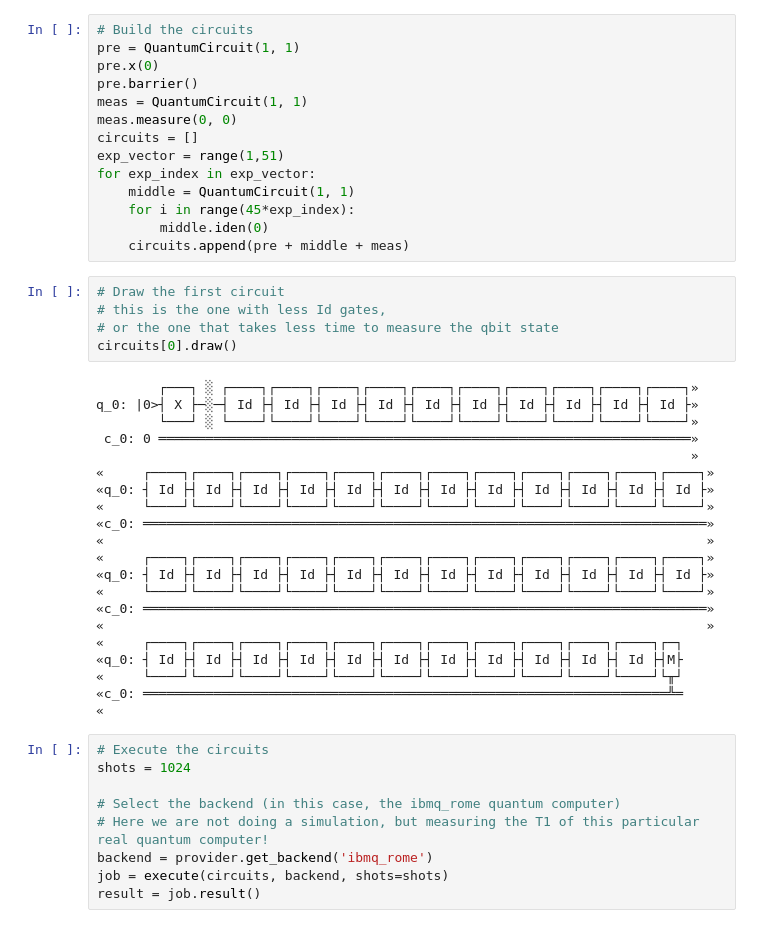
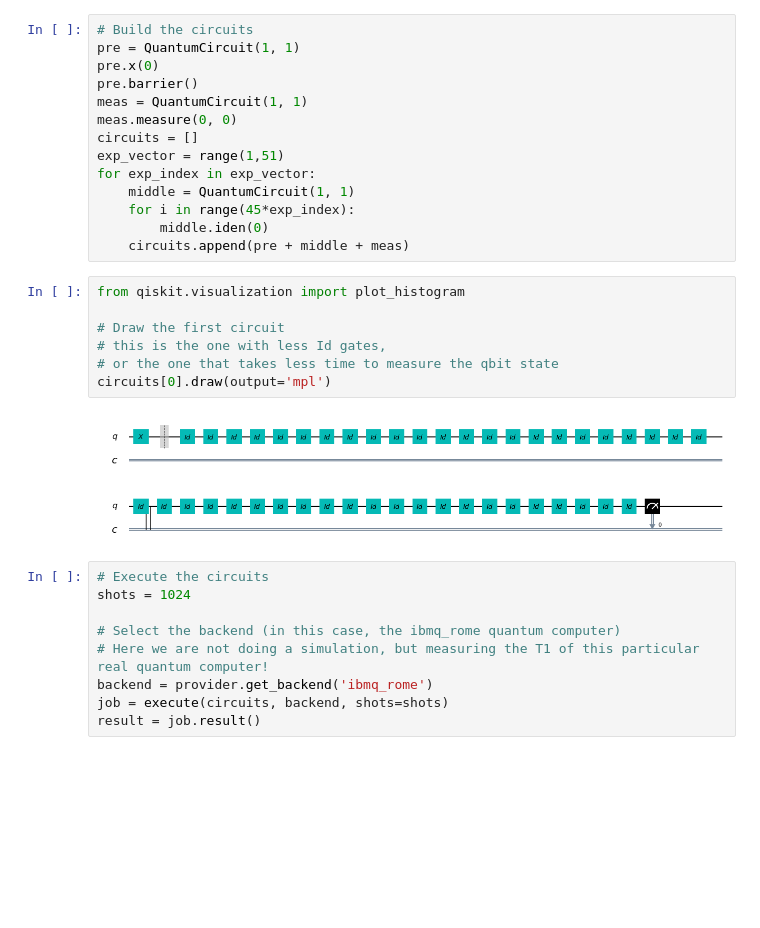
Before and after one commit to NTrevisani/DataScienceMaster, a Jupyter notebook: QuantumComputing/4_Qbits_decoherence.ipynb, the cells around one changed output. Saved outputs shown, nothing was run; the diff lists cells and outputs as text; blank space fills up the shorter version.

```diff
--- a/QuantumComputing/4_Qbits_decoherence.ipynb
+++ b/QuantumComputing/4_Qbits_decoherence.ipynb
@@ -59,31 +57,14 @@ for exp_index in exp_vector:
         middle.iden(0)
     circuits.append(pre + middle + meas)
 # %%
+from qiskit.visualization import plot_histogram
+
 # Draw the first circuit
 # this is the one with less Id gates,
 # or the one that takes less time to measure the qbit state
-circuits[0].draw()
+circuits[0].draw(output='mpl')
 # %% [output]
-        ┌───┐ ░ ┌────┐┌────┐┌────┐┌────┐┌────┐┌────┐┌────┐┌────┐┌────┐┌────┐»
-q_0: |0>┤ X ├─░─┤ Id ├┤ Id ├┤ Id ├┤ Id ├┤ Id ├┤ Id ├┤ Id ├┤ Id ├┤ Id ├┤ Id ├»
-        └───┘ ░ └────┘└────┘└────┘└────┘└────┘└────┘└────┘└────┘└────┘└────┘»
- c_0: 0 ════════════════════════════════════════════════════════════════════»
-                                                                            »
-«     ┌────┐┌────┐┌────┐┌────┐┌────┐┌────┐┌────┐┌────┐┌────┐┌────┐┌────┐┌────┐»
-«q_0: ┤ Id ├┤ Id ├┤ Id ├┤ Id ├┤ Id ├┤ Id ├┤ Id ├┤ Id ├┤ Id ├┤ Id ├┤ Id ├┤ Id ├»
-«     └────┘└────┘└────┘└────┘└────┘└────┘└────┘└────┘└────┘└────┘└────┘└────┘»
-«c_0: ════════════════════════════════════════════════════════════════════════»
-«                                                                             »
-«     ┌────┐┌────┐┌────┐┌────┐┌────┐┌────┐┌────┐┌────┐┌────┐┌────┐┌────┐┌────┐»
-«q_0: ┤ Id ├┤ Id ├┤ Id ├┤ Id ├┤ Id ├┤ Id ├┤ Id ├┤ Id ├┤ Id ├┤ Id ├┤ Id ├┤ Id ├»
-«     └────┘└────┘└────┘└────┘└────┘└────┘└────┘└────┘└────┘└────┘└────┘└────┘»
-«c_0: ════════════════════════════════════════════════════════════════════════»
-«                                                                             »
-«     ┌────┐┌────┐┌────┐┌────┐┌────┐┌────┐┌────┐┌────┐┌────┐┌────┐┌────┐┌─┐
-«q_0: ┤ Id ├┤ Id ├┤ Id ├┤ Id ├┤ Id ├┤ Id ├┤ Id ├┤ Id ├┤ Id ├┤ Id ├┤ Id ├┤M├
-«     └────┘└────┘└────┘└────┘└────┘└────┘└────┘└────┘└────┘└────┘└────┘└╥┘
-«c_0: ═══════════════════════════════════════════════════════════════════╩═
-«
+[figure, added]
 # %%
 # Execute the circuits
 shots = 1024
```
Also changed, not shown: parts of 19 cells of this notebook, 2 other files.
